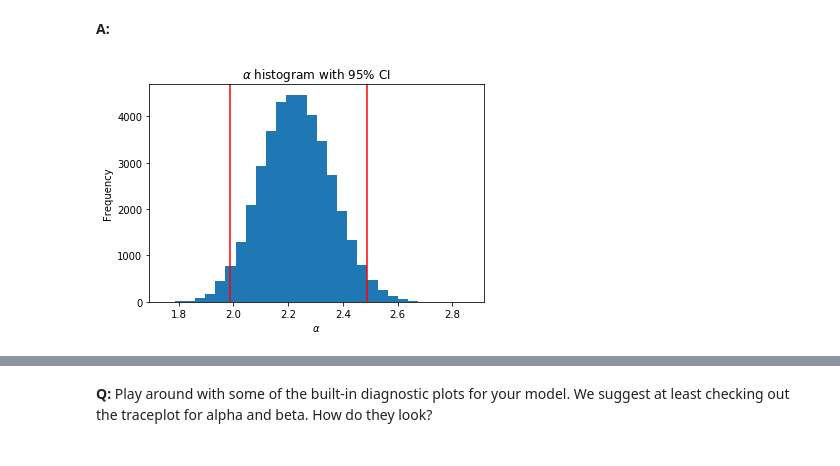
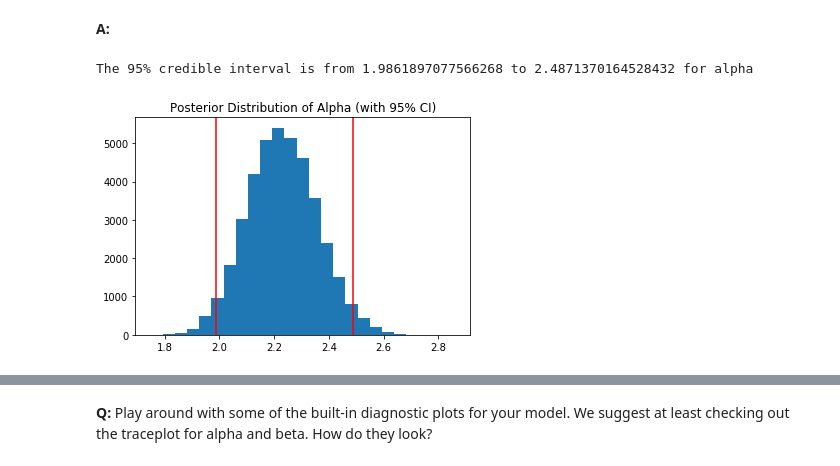
Before and after one commit to c0dster202/Capstone-1, a Jupyter notebook: inferential_statistics_3-Q.ipynb, the cells around one changed output, grey strips where cells are left out. Drawn from its saved outputs; the diff is of its cells as text; code cells hidden in the pictures.

```diff
--- a/inferential_statistics_3-Q.ipynb
+++ b/inferential_statistics_3-Q.ipynb
@@ -163,10 +136,13 @@ beta_samples = trace['beta']
+# %%
+alpha_samples = trace['alpha']
+alpha_samples_ci = np.percentile(alpha_samples, [2.5, 97.5])
+print('The 95% credible interval is from {} to {} for alpha'.format(alpha_samples_ci[0], alpha_samples_ci[1]))
+# %% [output]
+The 95% credible interval is from 1.9861897077566268 to 2.4871370164528432 for alpha
 # %%
-alpha_ci = np.percentile(alpha_samples, [2.5, 97.5])
-_ = plt.hist(alpha_samples, bins=30)
-_ = plt.xlabel(r'$\alpha$')
-_ = plt.ylabel('Frequency')
-_ = plt.title(r'$\alpha$ histogram with 95% CI')
-_ = plt.axvline(x=alpha_ci[0], c='r')
-_ = plt.axvline(x=alpha_ci[1], c='r')
+_ = plt.hist(alpha_samples, bins=25)
+_ = plt.title('Posterior Distribution of Alpha (with 95% CI)')
+_ = plt.axvline(alpha_samples_ci[0], color='r')
+_ = plt.axvline(alpha_samples_ci[1], color='r')
 # %% [output]
-[figure, old version]
+[figure, new version]
```
Also changed, not shown: parts of 17 cells of this notebook.
